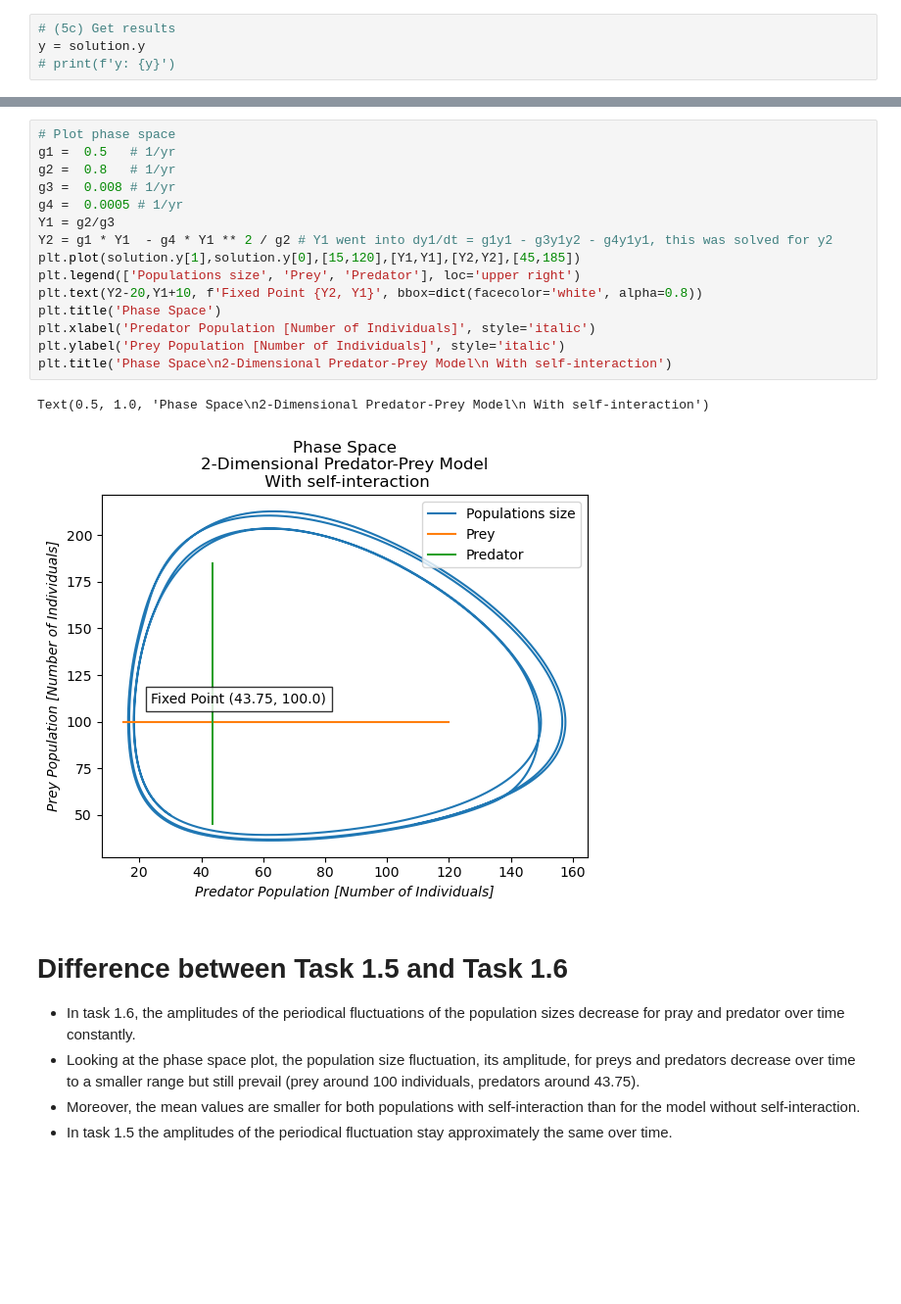
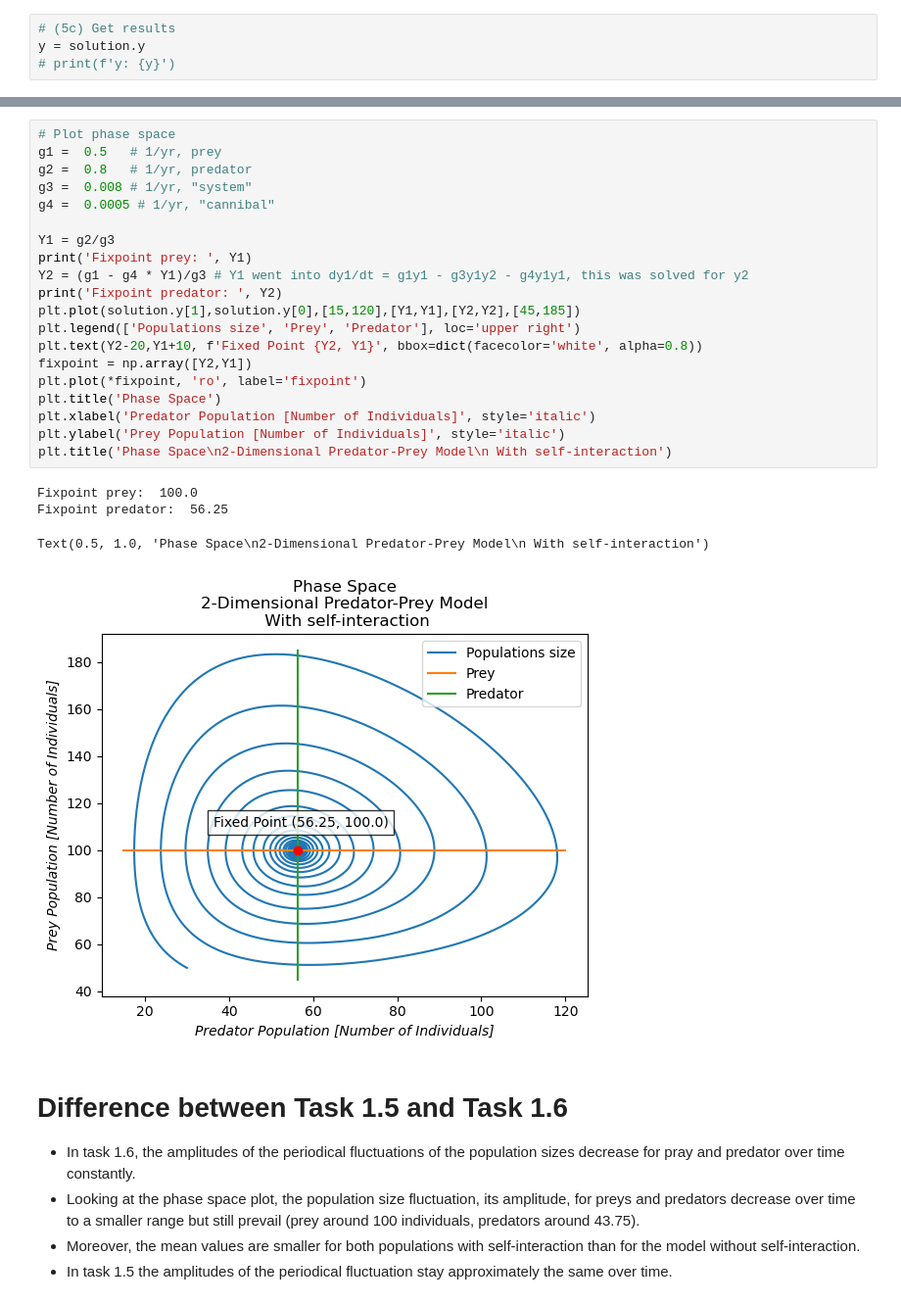
Before and after one commit to ablarer/SCC_ZHAW, a Jupyter notebook: 01/01 Vorlesung, Lab.ipynb, the cells around one changed output, grey strips where cells are left out. Shown at 98% size. Saved outputs shown, nothing was run; the diff lists cells and outputs as text; blank space fills up the shorter version.

```diff
--- a/01/01 Vorlesung, Lab.ipynb
+++ b/01/01 Vorlesung, Lab.ipynb
@@ -362,21 +362,28 @@ plt.show()
 # %%
 # Plot phase space
-g1 =  0.5   # 1/yr
-g2 =  0.8   # 1/yr
-g3 =  0.008 # 1/yr
-g4 =  0.0005 # 1/yr
+g1 =  0.5   # 1/yr, prey
+g2 =  0.8   # 1/yr, predator
+g3 =  0.008 # 1/yr, "system"
+g4 =  0.0005 # 1/yr, "cannibal"
+
 Y1 = g2/g3
-Y2 = g1 * Y1  - g4 * Y1 ** 2 / g2 # Y1 went into dy1/dt = g1y1 - g3y1y2 - g4y1y1, this was solved for y2
+print('Fixpoint prey: ', Y1)
+Y2 = (g1 - g4 * Y1)/g3 # Y1 went into dy1/dt = g1y1 - g3y1y2 - g4y1y1, this was solved for y2
+print('Fixpoint predator: ', Y2)
 plt.plot(solution.y[1],solution.y[0],[15,120],[Y1,Y1],[Y2,Y2],[45,185])
 plt.legend(['Populations size', 'Prey', 'Predator'], loc='upper right')
 plt.text(Y2-20,Y1+10, f'Fixed Point {Y2, Y1}', bbox=dict(facecolor='white', alpha=0.8))
+fixpoint = np.array([Y2,Y1])
+plt.plot(*fixpoint, 'ro', label='fixpoint')
 plt.title('Phase Space')
 plt.xlabel('Predator Population [Number of Individuals]', style='italic')
 plt.ylabel('Prey Population [Number of Individuals]', style='italic')
 plt.title('Phase Space\n2-Dimensional Predator-Prey Model\n With self-interaction')
 # %% [output]
-Text(0.5, 1.0, 'Phase Space\n2-Dimensional Predator-Prey Model\n With self-interaction')
+Fixpoint prey:  100.0
+Fixpoint predator:  56.25
+Text(0.5, 1.0, 'Phase Space\n2-Dimensional Predator-Prey Model\n With self-interaction')
-[figure, old version]
+[figure, new version]
 # %% [markdown]
 # Difference between Task 1.5 and Task 1.6
 - In task 1.6, the amplitudes of the periodical fluctuations of the population sizes decrease for pray and predator over time constantly.
```
Also changed, not shown: parts of 11 cells of this notebook.
